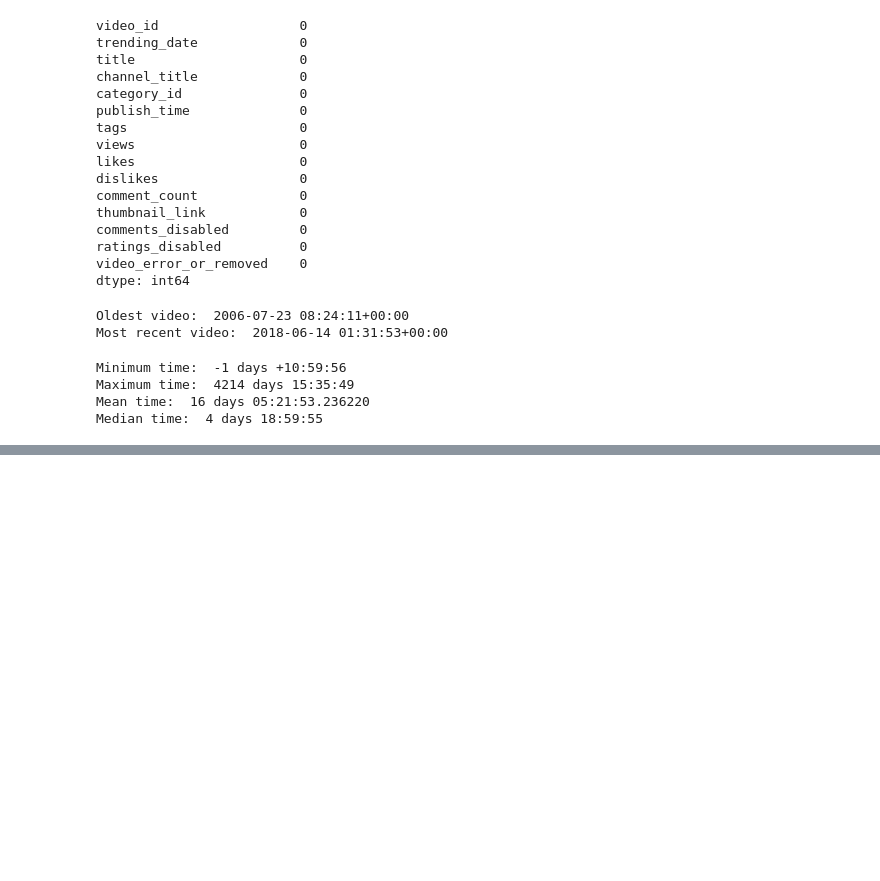
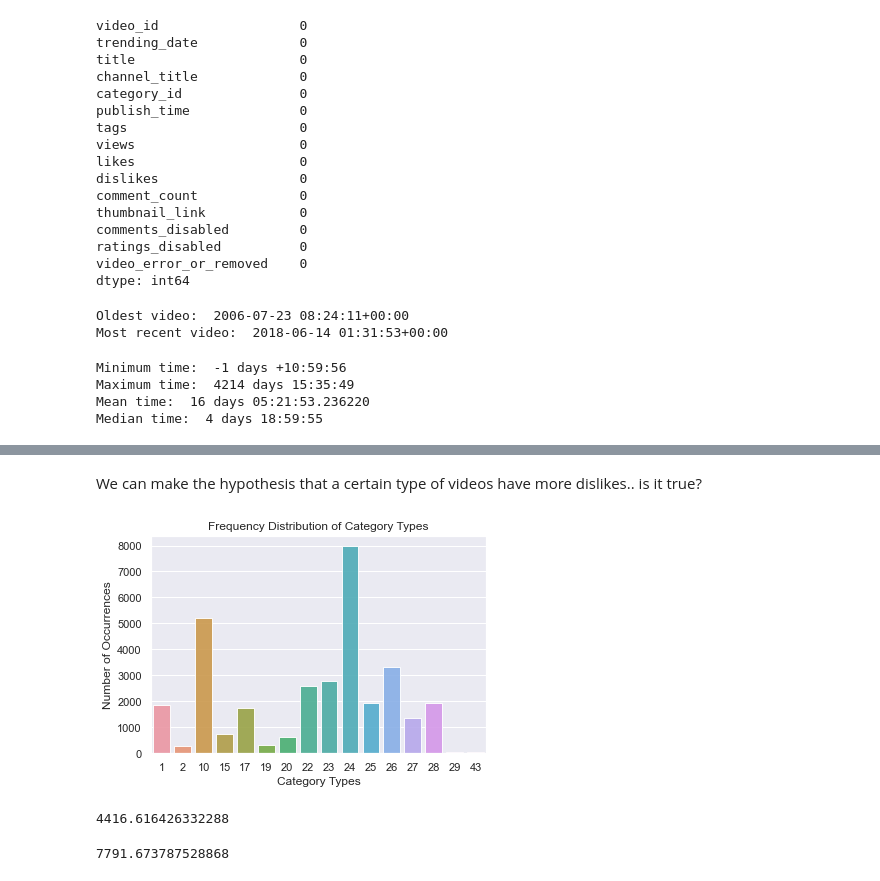
Before and after one commit to Marta-Bar/Benfords-law, a Jupyter notebook: Benfordness.ipynb, the cells around one changed output, grey strips where cells are left out. Drawn from its saved outputs; the diff is of its cells as text; code cells hidden in the pictures; blank space fills up the shorter version.

```diff
--- a/Benfordness.ipynb
+++ b/Benfordness.ipynb
@@ -186,0 +184,8 @@ dfYT
+# %%
+# I'll keep some rows aside for a later test of my machine
+from sklearn.model_selection import train_test_split
+X = dfYT.loc[:, dfYT.columns != 'dislikes'].copy()
+y = dfYT.loc[:, 'dislikes'].copy()
+df, df_test, dislikes, dislikes_test = train_test_split(X, y, test_size=0.2)
+# put it back for a first data analysis
+df['dislikes'] = dislikes
@@ -186,0 +202,17 @@ dfYT
+# %%
+cols = [#'trending_date',  # datetime (I'll cancel it, consider more important the trending_time delta)
+        #'publish_time',    # datetime (same as above)
+        #'trending_time',     # timedelta
+        #'title',            # don't consider it for now, we'll see late if/how make use of it
+        #'channel_title',    #  2171 different names (over a total of 32759 videos).. maybe interesting, but later
+        'category_id',    # int - but will encode it
+        'views',          # int
+        'likes',          # int
+        'comment_count',   # int
+        'comments_disabled',  # bool-> int
+        'ratings_disabled',   # bool-> int
+        'video_error_or_removed',   # bool-> int
+        'dislikes']         # int
+
+df[['comments_disabled','ratings_disabled', 'video_error_or_removed']] = df[['comments_disabled','ratings_disabled', 'video_error_or_removed']].astype(int)
+df.info()
@@ -186,0 +245,32 @@ dfYT
+# %% [markdown]
+We can make the hypothesis that a certain type of videos have more dislikes.. is it true?
+# %%
+id_count = df['category_id'].value_counts()
+sns.set(style="darkgrid")
+sns.barplot(id_count.index, id_count.values, alpha=0.9)
+plt.title('Frequency Distribution of Category Types')
+plt.ylabel('Number of Occurrences', fontsize=12)
+plt.xlabel('Category Types', fontsize=12)
+plt.show()
+# %% [output]
+[figure, added]
+# %%
+# ok, the videos of type 24 appear very often.. let's see how many dislikes they got
+df['dislikes'].mean() # 3756.0403553222013
+
+df[df['category_id']==24]['dislikes'].mean() # 4416.616426332288
+df[df['category_id']==2]['dislikes'].mean()  # 7791.673787528868
+                                             # that's above the mean
+
+# how about the less representative types?
+df[df['category_id']==2]['dislikes'].mean()  # 656.1958762886597
+df[df['category_id']==19]['dislikes'].mean() # 847.498452012384
+                                             # well below the mean!
+
+# ok, we'll keep it in mind for the machine.. we might also bin this feature to reduce the noise
+# %% [output]
+4416.616426332288
+# %%
+df[df['category_id']==10]['dislikes'].mean()
+# %% [output]
+7791.673787528868
```
Also changed, not shown: parts of 7 cells of this notebook.
